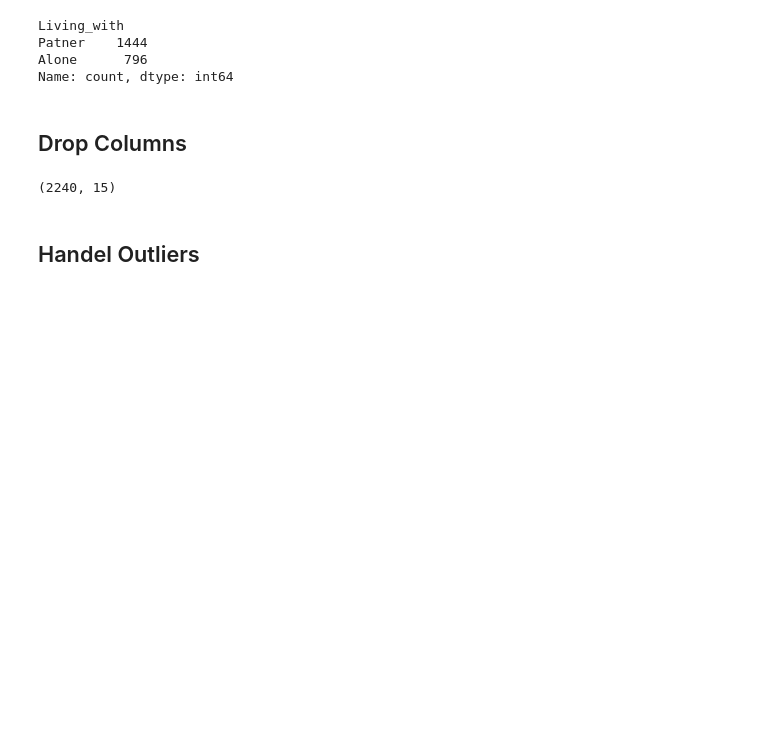
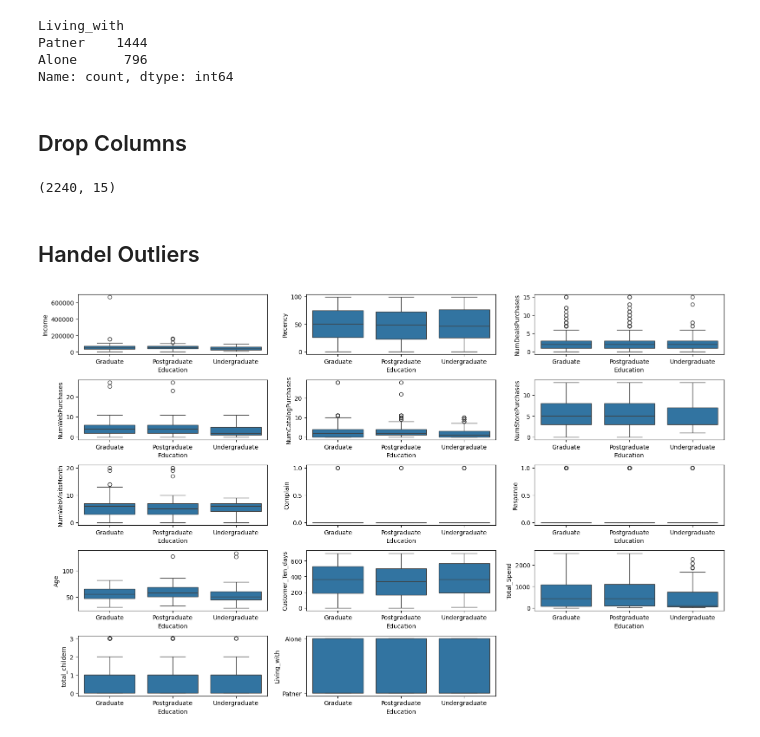
Before and after one commit to Ishu335/Smart-Cart-Clustering-System, a Jupyter notebook: smart_cart.ipynb, the cells around one changed output. Cells and saved outputs as stored; diff of their text form; code cells hidden in the pictures; blank space fills up the shorter version.

Commit message:
Outliers detection is dome by using boxplot and pairplot

```diff
--- a/smart_cart.ipynb
+++ b/smart_cart.ipynb
@@ -133,11 +133,13 @@ df_update.shape
 # %%
 plt.figure(figsize=(16,10))
 
 col = df_update.columns
 
 for i in range(1, min(len(col), 16)):
     plt.subplot(5,3,i)
-    sns.boxplot(data=df_update, x="Income", y=col[i])
+    sns.boxplot(data=df_update, x="Education", y=col[i])
 
 plt.tight_layout()
 plt.show()
+# %% [output]
+[figure, added]
```
Also changed, not shown: parts of 3 cells of this notebook.
